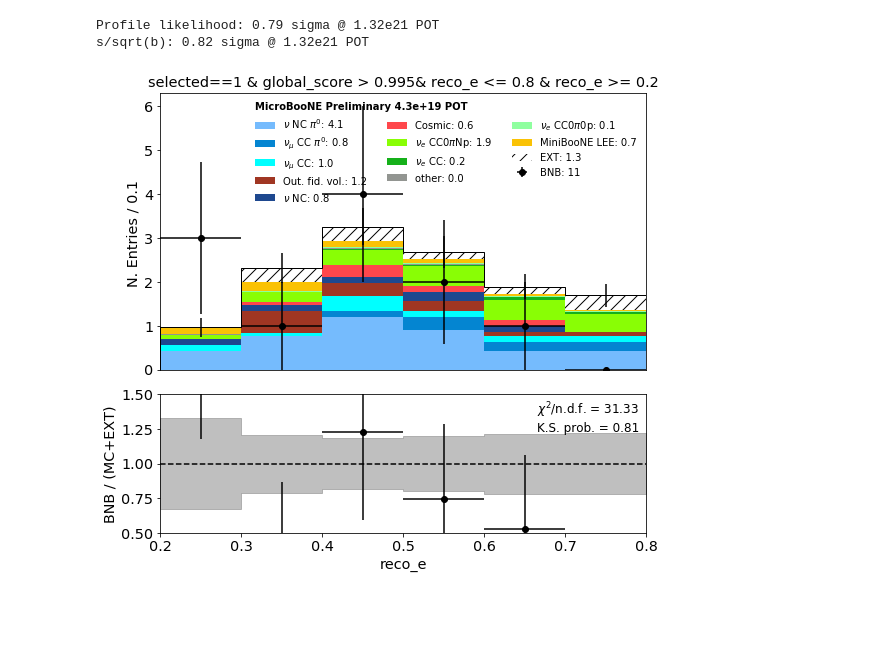
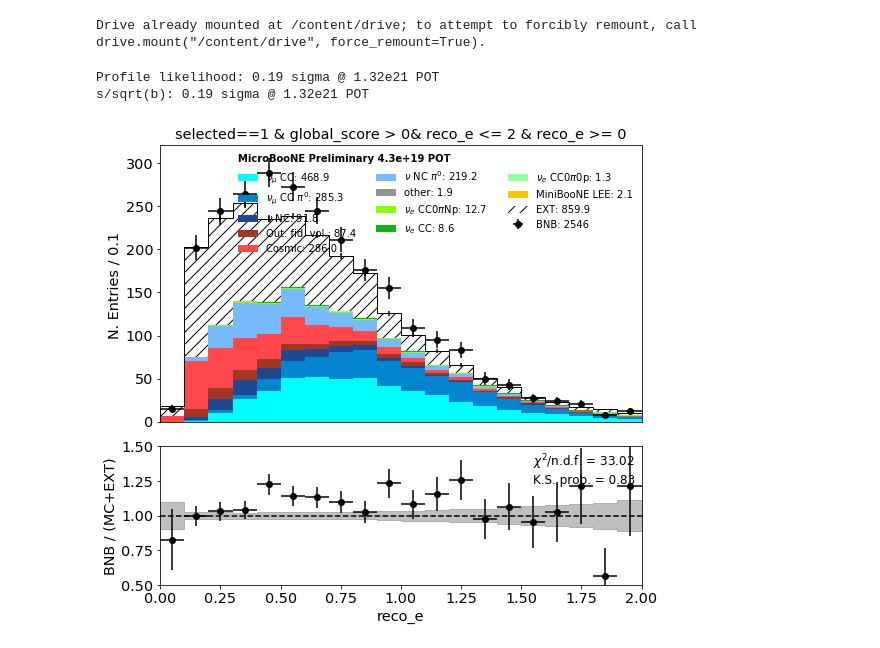
Before and after one commit to ubneutrinos/PELEE, a Jupyter notebook: Plotter.ipynb, the cells around one changed output. Drawn from its saved outputs; the diff is of its cells as text; code cells hidden in the pictures; blank space fills up the shorter version.

```diff
--- a/Plotter.ipynb
+++ b/Plotter.ipynb
@@ -1,3 +1,10 @@
+# %%
+from google.colab import drive
+drive.mount("/content/drive")
+import sys
+sys.path.append('/content/drive/My Drive/lee_mcc9')
+# %% [output]
+Drive already mounted at /content/drive; to attempt to forcibly remount, call drive.mount("/content/drive", force_remount=True).
 # %%
 import plotter
 import importlib
@@ -23,12 +30,12 @@ pylab.rcParams.update(params)
 fold = "nuselection"
 tree = "NeutrinoSelectionFilter"
 
-mc = uproot.open("root_files/new/mc_bnb.root")[fold][tree]
-nue = uproot.open("root_files/new/nue.root")[fold][tree]
-data = uproot.open("root_files/new/bnb.root")[fold][tree]
-ext = uproot.open("root_files/new/ext.root")[fold][tree]
-dirt = uproot.open("root_files/new/dirt.root")[fold][tree]
-lee = uproot.open("root_files/new/nue.root")[fold][tree]
+mc = uproot.open("/content/drive/My Drive/lee_mcc9/root_files/new/mc_bnb.root")[fold][tree]
+nue = uproot.open("/content/drive/My Drive/lee_mcc9/root_files/new/nue.root")[fold][tree]
+data = uproot.open("/content/drive/My Drive/lee_mcc9/root_files/new/bnb.root")[fold][tree]
+ext = uproot.open("/content/drive/My Drive/lee_mcc9/root_files/new/ext.root")[fold][tree]
+dirt = uproot.open("/content/drive/My Drive/lee_mcc9/root_files/new/dirt.root")[fold][tree]
+lee = uproot.open("/content/drive/My Drive/lee_mcc9/root_files/new/nue.root")[fold][tree]
 
 variables = [
     "shr_dedx_Y", "shr_bkt_pdg", "p", "pt", "selected", "nu_pdg", "shr_theta",
@@ -92,7 +99,7 @@ features.remove("nu_e")
 features.remove("train_weight")
 
 for label, bkg_query in zip(nue_booster.labels, nue_booster.bkg_queries):
-    with open('pickles/booster_%s.pickle' % label, 'rb') as booster_file:
+    with open('/content/drive/My Drive/lee_mcc9/pickles/booster_%s.pickle' % label, 'rb') as booster_file:
         booster = pickle.load(booster_file)
         mc[label+"_score"] = booster.predict(
             xgb.DMatrix(mc[features]),
@@ -115,7 +122,7 @@ for label, bkg_query in zip(nue_booster.labels, nue_booster.bkg_queries):
 
 features = ["%s_score" % l for l in nue_booster.labels]
 
-with open('pickles/booster.pickle', 'rb') as booster_file:
+with open('/content/drive/My Drive/lee_mcc9/pickles/booster.pickle', 'rb') as booster_file:
     booster = pickle.load(booster_file)
 
     mc["global_score"] = booster.predict(
@@ -158,33 +165,33 @@ my_plotter = plotter.Plotter(samples, weights)
 # %%
 miniboone_bins = [
     0, 0.200, 0.300, 0.375, 0.475, 0.550, 0.675, 0.800, 0.950, 1.100, 1.300,
     1.500, 3.000
 ]
 
-score_cut = 0.995
+score_cut = 0
 
 fig, ax1, ax2 = my_plotter.plot_variable(
     "reco_e",
 #     query="trk_chipr >= 0 & tksh_angle < 0.9 & -tksh_angle < 0.9 & hits_y > 60 & trk_chipr_worst < 80 & trk_chipr_best < 80 & n_showers_contained == 1 & selected==1 & shr_energy/shr_energy_tot > 0.8 & trk_chipr < 80 & shr_distance < 5 & trk_distance < 2.5 & selected==1 & slpdg==12 & (shr_energy_tot+0.02)/0.8 > 0.06 & shr_tkfit_dedx_Y < 3.2 & shr_tkfit_dedx_Y > 0.5",
     query="selected==1 & global_score > %g" % score_cut,
     kind="event_category",
 #     title=r"Shower dE/dx [MeV/cm]",
 #     bins=miniboone_bins,
-    bins=6,
-    range=(0.2,0.8)
+    bins=20,
+    range=(0,2)
 )
 
 # ax1.axvline(x=0, color="k")
 # print(samples["mc"].query("selected==1 & global_score > %g & reco_e > 0.2 & reco_e < 0.8 & category != 11" % score_cut)[["run","sub","evt","shr_score", "category", "trk_chipr"]])
 
 print("Profile likelihood: %.2f sigma @ 1.32e21 POT" % my_plotter.significance_likelihood)
 print("s/sqrt(b): %.2f sigma @ 1.32e21 POT" % my_plotter.significance)
 
 # ax1.set_ylim(2400,2500)
 # ax1.set_yscale("log")
 # ax1.set_ylim(0,4)
-fig.savefig("plots/spectrum.pdf")
+fig.savefig("/content/drive/My Drive/lee_mcc9/plots/spectrum.pdf")
 # %% [output]
-Profile likelihood: 0.79 sigma @ 1.32e21 POT
-s/sqrt(b): 0.82 sigma @ 1.32e21 POT
+Profile likelihood: 0.19 sigma @ 1.32e21 POT
+s/sqrt(b): 0.19 sigma @ 1.32e21 POT
-[figure, old version]
+[figure, new version]
```
Also changed, not shown: 3 other files.
